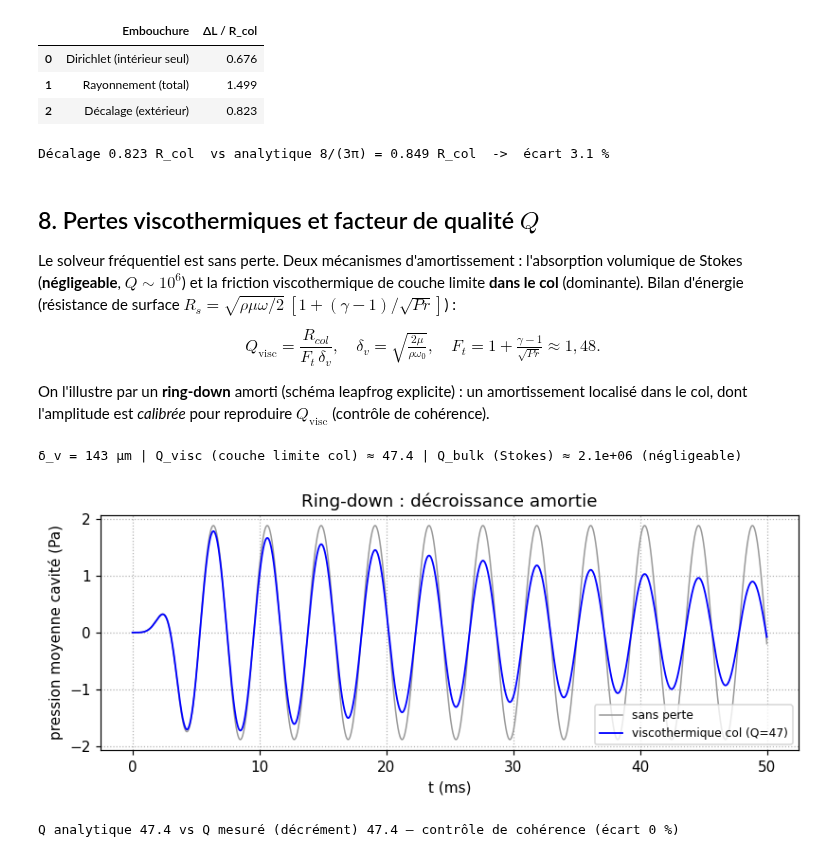
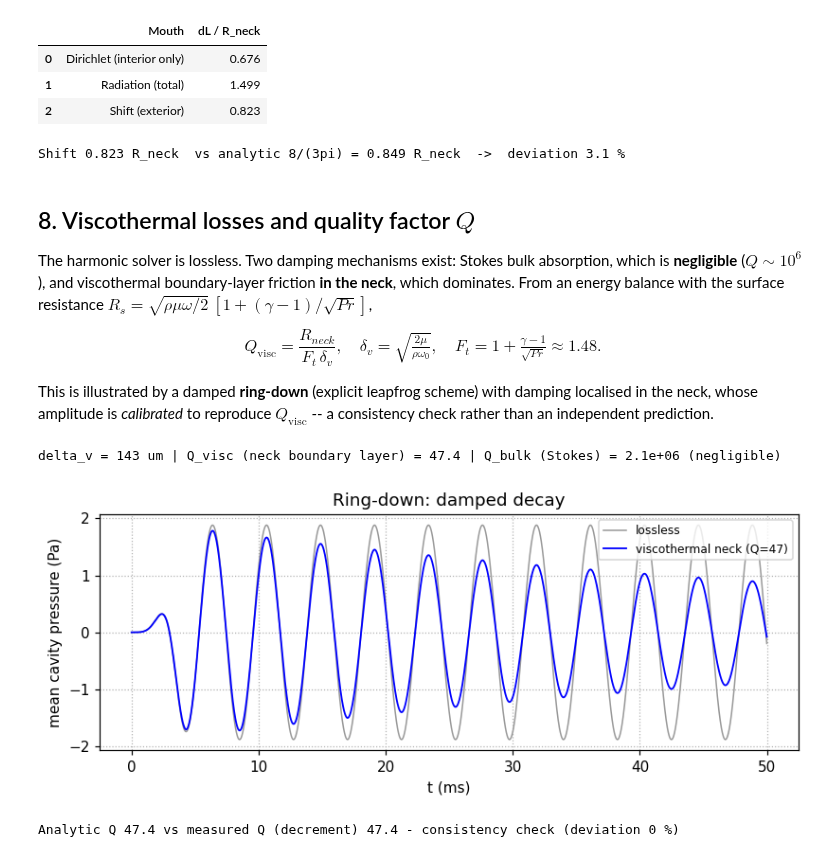
Before and after one commit to clementdumeril/helmholtz-resonator-solver, a Jupyter notebook: etude_helmholtz.ipynb, the cells around one changed output. Cells and saved outputs as stored; diff of their text form; code cells hidden in the pictures.

```diff
--- a/etude_helmholtz.ipynb
+++ b/etude_helmholtz.ipynb
@@ -234,10 +242,10 @@ Incertitude numérique GCI ≈ 2.1 %
 # %%
-# Contrôle du régime asymptotique : 4e grille h=0,25 mm (L=2 et 4 cm)
+# Check of the asymptotic regime: a 4th grid at h=0.25 mm (L=2 and 4 cm)
 for L in [0.02, 0.04]:
     f = [f0_of(L,h) for h in [0.002,0.001,0.0005,0.00025]]
     def tri(a,b,c):
         p=np.log(abs((a-b)/(b-c)))/np.log(2); return p, c+(c-b)/(2**p-1)
     pA,eA = tri(f[0],f[1],f[2]); pB,eB = tri(f[1],f[2],f[3])
     print(f"L={L*100:.0f}cm : p {pA:.3f}->{pB:.3f} | f_extrap {eA:.2f}->{eB:.2f} Hz "
-          f"(écart {abs(eA-eB):.2f} Hz -> extrapolation stable)")
+          f"(difference {abs(eA-eB):.2f} Hz -> extrapolation stable)")
 # %% [output]
@@ -262,10 +270,10 @@ def f0_selamet(ld, h):
     pf=np.array([cavity_amp(mask,R,Z,Ln,h,f) for f in ff]); i=min(max(int(np.argmax(pf)),1),len(ff)-2)
     x,y=ff[i-1:i+2],pf[i-1:i+2]; A_,B_,_=np.linalg.solve(np.column_stack((x**2,x,np.ones(3))),y)
     return -B_/(2*A_)
-sel=[("l/d = 1,0",1.0,91.0),("l/d = 10",10.0,72.0)]
+sel=[("l/d = 1.0",1.0,91.0),("l/d = 10",10.0,72.0)]
 rows=[]
 for name,ld,fref in sel:
     fdm=f0_selamet(ld,0.001); rows.append([name,fref,round(fdm,1),round(abs(fdm-fref)/fref*100,1)])
-display(pd.DataFrame(rows, columns=["Config.","f_r publié (Hz)","FDM h=1mm (Hz)","écart (%)"]))
-print("Écarts du même ordre que l'incertitude GCI (~2 %) et l'arrondi des valeurs publiées.")
+display(pd.DataFrame(rows, columns=["Config.","published f_r (Hz)","FDM h=1mm (Hz)","deviation (%)"]))
+print("Deviations of the same order as the GCI uncertainty (~2 %) and the rounding of the published values.")
 # %% [output]
@@ -341,12 +352,12 @@ effectives isole intérieur/extérieur.
 # %%
 def solve_config(L, freq, radiation, h=0.001):
-    """Réponse de cavité avec forçage volumique en cavité ; l'embouchure est soit Dirichlet
-    p=0 (intérieur seul), soit une impédance de rayonnement de piston bafflé (Robin)."""
+    """Cavity response to a volume forcing inside the cavity. The mouth is either Dirichlet
+    p=0 (interior only) or a baffled-piston radiation impedance (Robin)."""
     R, Z, mask, Ln = make_grid(L_neck=L, h=h); Nr, Nz = mask.shape
     omega = 2*np.pi*freq; k2 = (omega/C)**2; inv_h2 = 1/h**2; N = Nr*Nz
     idx = lambda i, j: i + j*Nr
     rows=[]; cols=[]; data=[]; b=np.zeros(N, complex)
-    zc = L + 0.5*H_CAV; F = 1e4*np.exp(-((R)**2 + (Z-zc)**2)/(2*0.01**2))   # source volumique
+    zc = L + 0.5*H_CAV; F = 1e4*np.exp(-((R)**2 + (Z-zc)**2)/(2*0.01**2))   # volume source
     fluid = (mask>0); mouth = (mask==2)
     ka = omega/C*R_COL; Zr = RHO*C*(0.5*ka**2 + 1j*(8/(3*np.pi))*ka); alpha = 1j*omega*RHO/Zr
     for i in range(Nr):
@@ -397,35 +408,37 @@ Lr = np.array([0.02,0.03,0.04,0.05,0.06])
 f_dir = np.array([f0_config(L,False) for L in Lr]); f_rad = np.array([f0_config(L,True) for L in Lr])
 pd_,_ = curve_fit(meff, Lr, f_dir, p0=[48,0.007]); pr_,_ = curve_fit(meff, Lr, f_rad, p0=[48,0.015])
 shift = pr_[1]-pd_[1]; ana = 8*R_COL/(3*np.pi)
-display(pd.DataFrame({"Embouchure":["Dirichlet (intérieur seul)","Rayonnement (total)","Décalage (extérieur)"],
-    "ΔL / R_col":[f"{pd_[1]/R_COL:.3f}", f"{pr_[1]/R_COL:.3f}", f"{shift/R_COL:.3f}"]}))
-print(f"Décalage {shift/R_COL:.3f} R_col  vs analytique 8/(3π) = {ana/R_COL:.3f} R_col  ->  écart {abs(shift-ana)/ana*100:.1f} %")
+display(pd.DataFrame({"Mouth":["Dirichlet (interior only)","Radiation (total)","Shift (exterior)"],
+    "dL / R_neck":[f"{pd_[1]/R_COL:.3f}", f"{pr_[1]/R_COL:.3f}", f"{shift/R_COL:.3f}"]}))
+print(f"Shift {shift/R_COL:.3f} R_neck  vs analytic 8/(3pi) = {ana/R_COL:.3f} R_neck  ->  deviation {abs(shift-ana)/ana*100:.1f} %")
 # %% [output]
-|  | Embouchure | ΔL / R_col |
-| 0 | Dirichlet (intérieur seul) | 0.676 |
-| 1 | Rayonnement (total) | 1.499 |
-| 2 | Décalage (extérieur) | 0.823 |
+|  | Mouth | dL / R_neck |
+| 0 | Dirichlet (interior only) | 0.676 |
+| 1 | Radiation (total) | 1.499 |
+| 2 | Shift (exterior) | 0.823 |
-Décalage 0.823 R_col  vs analytique 8/(3π) = 0.849 R_col  ->  écart 3.1 %
+Shift 0.823 R_neck  vs analytic 8/(3pi) = 0.849 R_neck  ->  deviation 3.1 %
 # %% [markdown]
-## 8. Pertes viscothermiques et facteur de qualité $Q$
+## 8. Viscothermal losses and quality factor $Q$
 
-Le solveur fréquentiel est sans perte. Deux mécanismes d'amortissement : l'absorption volumique
-de Stokes (**négligeable**, $Q\sim10^6$) et la friction viscothermique de couche limite **dans le
-col** (dominante). Bilan d'énergie (résistance de surface $R_s=\sqrt{\rho\mu\omega/2}\,[1+(\gamma-1)/\sqrt{Pr}]$) :
+The harmonic solver is lossless. Two damping mechanisms exist: Stokes bulk absorption, which is
+**negligible** ($Q\sim10^6$), and viscothermal boundary-layer friction **in the neck**, which
+dominates. From an energy balance with the surface resistance
+$R_s=\sqrt{\rho\mu\omega/2}\,[1+(\gamma-1)/\sqrt{Pr}]$,
 
-$$ Q_{\mathrm{visc}}=\frac{R_{col}}{F_t\,\delta_v}, \quad \delta_v=\sqrt{\tfrac{2\mu}{\rho\omega_0}}, \quad F_t=1+\tfrac{\gamma-1}{\sqrt{Pr}}\approx1{,}48. $$
+$$ Q_{\mathrm{visc}}=\frac{R_{neck}}{F_t\,\delta_v}, \quad \delta_v=\sqrt{\tfrac{2\mu}{\rho\omega_0}}, \quad F_t=1+\tfrac{\gamma-1}{\sqrt{Pr}}\approx1.48. $$
 
-On l'illustre par un **ring-down** amorti (schéma leapfrog explicite) : un amortissement localisé
-dans le col, dont l'amplitude est *calibrée* pour reproduire $Q_{\mathrm{visc}}$ (contrôle de cohérence).
+This is illustrated by a damped **ring-down** (explicit leapfrog scheme) with damping localised in
+the neck, whose amplitude is *calibrated* to reproduce $Q_{\mathrm{visc}}$ -- a consistency check
+rather than an independent prediction.
 # %%
 f0 = 234.6; w0 = 2*np.pi*f0
 Ft = 1 + (GAM-1)/np.sqrt(PR)
 dv = np.sqrt(2*MU/(RHO*w0)); Q_visc = R_COL/(Ft*dv)
 delta_diff = (1/RHO)*((4/3)*MU + 0.6*MU + (GAM-1)*0.0257/1005)
 Q_bulk = w0/(delta_diff*w0**2/C**2)
-print(f"δ_v = {dv*1e6:.0f} µm | Q_visc (couche limite col) ≈ {Q_visc:.1f} | Q_bulk (Stokes) ≈ {Q_bulk:.1e} (négligeable)")
+print(f"delta_v = {dv*1e6:.0f} um | Q_visc (neck boundary layer) = {Q_visc:.1f} | Q_bulk (Stokes) = {Q_bulk:.1e} (negligible)")
 
-# --- ring-down transitoire (leapfrog) avec amortissement localisé dans le col ---
+# --- transient ring-down (leapfrog) with damping localised in the neck ---
 R,Z,mask,Ln = make_grid(L_neck=0.04, h=0.002); Nr,Nz=mask.shape
 dt = 0.85*0.002/(C*np.sqrt(2)); Nt=int(0.05/dt); h2=0.002**2; c2dt2=(C*dt)**2
 r=R; inv_r=np.where(r<1e-7,0,1/np.clip(r,1e-7,None)); neck=(Z<0.04)&(mask>0)
@@ -434,43 +447,43 @@ mB=np.zeros_like(mask,bool);mB[:,1:]=(mask[:,:-1]==0); mT=np.zeros_like(mask,boo
 def ring(gamma_amp):
     g=np.where(neck,gamma_amp,0.0); pp=np.zeros((Nr,Nz)); pc=np.zeros((Nr,Nz)); sig=[]
     den=1+g*dt/2
     for n in range(Nt):
         t=n*dt; pad=np.pad(pc,1,mode="edge")
         L_=np.where(mL,pc,pad[0:Nr,1:Nz+1]); Rr=np.where(mR,pc,pad[2:Nr+2,1:Nz+1])
         B_=np.where(mB,pc,pad[1:Nr+1,0:Nz]); T_=np.where(mT,pc,pad[1:Nr+1,2:Nz+2])
         d2r=(Rr-2*pc+L_)/h2; dr=(Rr-L_)/(2*0.002)
         lap=d2r+np.where(r<1e-7,d2r,dr*inv_r)+(T_-2*pc+B_)/h2
         pn=(2*pc-pp+c2dt2*lap+(g*dt/2)*pp)/den
         pn[mask==2]=np.sin(w0*t)*np.exp(-((t-0.003)**2)/(2*0.001**2)); pn[mask==0]=0
         cav=(Z>=0.04)&(mask==1); sig.append(float(np.sum(pn[cav]*R[cav])/np.sum(R[cav])))
         pp,pc=pc,pn
     return np.array(sig)
 def measure_Q(sig):
     from numpy import polyfit
     t=np.arange(len(sig))*dt; m=t>=0.008
     from scipy.signal import hilbert
     env=np.abs(hilbert(sig[m])); tt=t[m]; good=env>0.05*env.max()
     b=-polyfit(tt[good],np.log(env[good]),1)[0]; return w0/(2*b)
-# calibrage par point fixe (Q ~ K/amp) pour atteindre Q_visc
+# fixed-point calibration (Q ~ K/amp) to reach Q_visc
 amp = 300.0
 for _ in range(5):
     Qm = measure_Q(ring(amp))
     if abs(Qm - Q_visc)/Q_visc < 0.03: break
     amp = Qm*amp/Q_visc
 sig_visc = ring(amp); sig_none = ring(0.0); Qm = measure_Q(sig_visc)
 t_ms=np.arange(len(sig_visc))*dt*1e3
 fig,ax=plt.subplots(figsize=(7.5,3.2))
-ax.plot(t_ms,sig_none,color="0.6",lw=1,label="sans perte")
-ax.plot(t_ms,sig_visc,"b-",lw=1.2,label=f"viscothermique col (Q={Qm:.0f})")
-ax.set_xlabel("t (ms)");ax.set_ylabel("pression moyenne cavité (Pa)")
-ax.set_title("Ring-down : décroissance amortie");ax.legend(fontsize=8);ax.grid(ls=":")
+ax.plot(t_ms,sig_none,color="0.6",lw=1,label="lossless")
+ax.plot(t_ms,sig_visc,"b-",lw=1.2,label=f"viscothermal neck (Q={Qm:.0f})")
+ax.set_xlabel("t (ms)");ax.set_ylabel("mean cavity pressure (Pa)")
+ax.set_title("Ring-down: damped decay");ax.legend(fontsize=8);ax.grid(ls=":")
 plt.tight_layout();plt.show()
-print(f"Q analytique {Q_visc:.1f} vs Q mesuré (décrément) {Qm:.1f} — contrôle de cohérence "
-      f"(écart {abs(Qm-Q_visc)/Q_visc*100:.0f} %)")
+print(f"Analytic Q {Q_visc:.1f} vs measured Q (decrement) {Qm:.1f} - consistency check "
+      f"(deviation {abs(Qm-Q_visc)/Q_visc*100:.0f} %)")
 # %% [output]
-δ_v = 143 µm | Q_visc (couche limite col) ≈ 47.4 | Q_bulk (Stokes) ≈ 2.1e+06 (négligeable)
+delta_v = 143 um | Q_visc (neck boundary layer) = 47.4 | Q_bulk (Stokes) = 2.1e+06 (negligible)
-[figure, old version]
+[figure, new version]
-Q analytique 47.4 vs Q mesuré (décrément) 47.4 — contrôle de cohérence (écart 0 %)
+Analytic Q 47.4 vs measured Q (decrement) 47.4 - consistency check (deviation 0 %)
 # %% [markdown]
 ## 9. Conclusion
 
```
Also changed, not shown: parts of 18 cells of this notebook, 30 other files.
